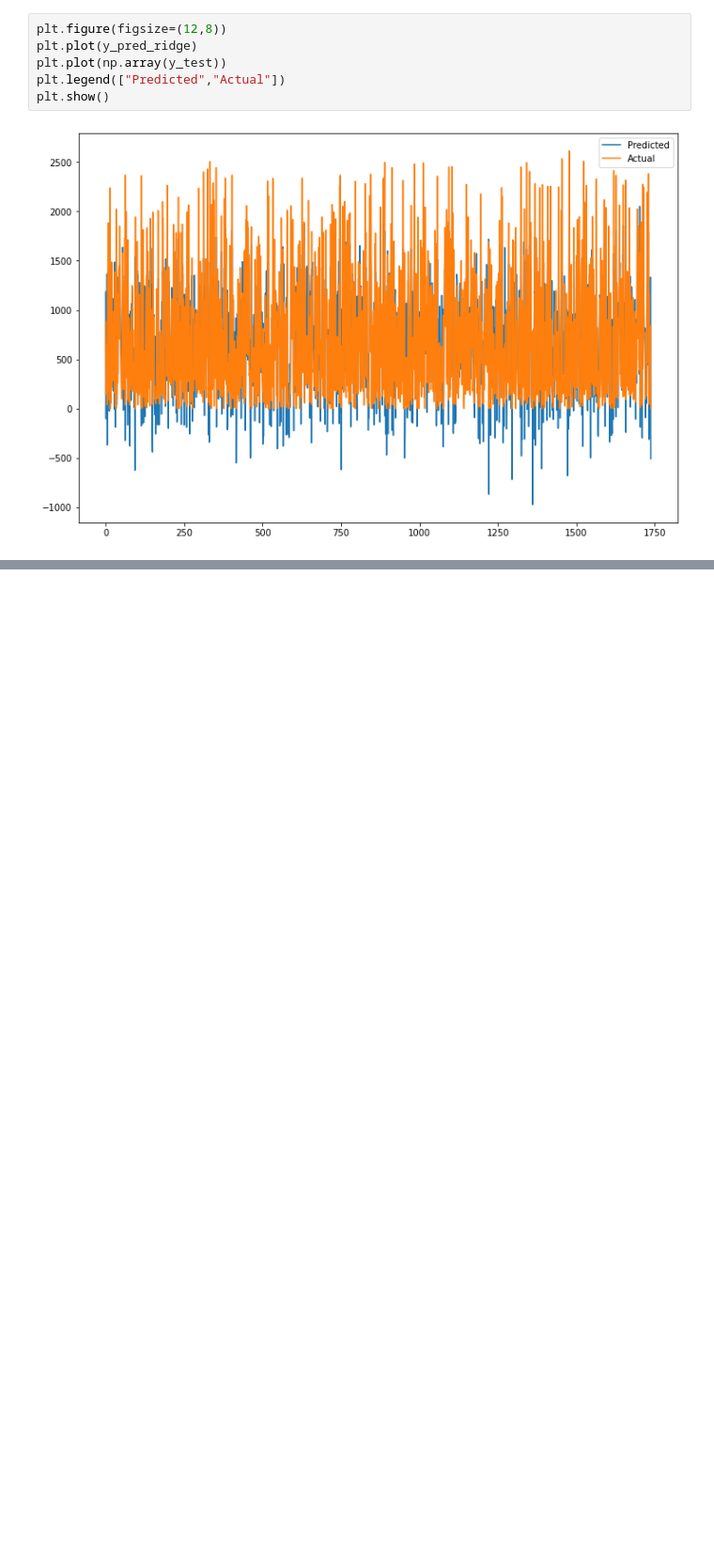
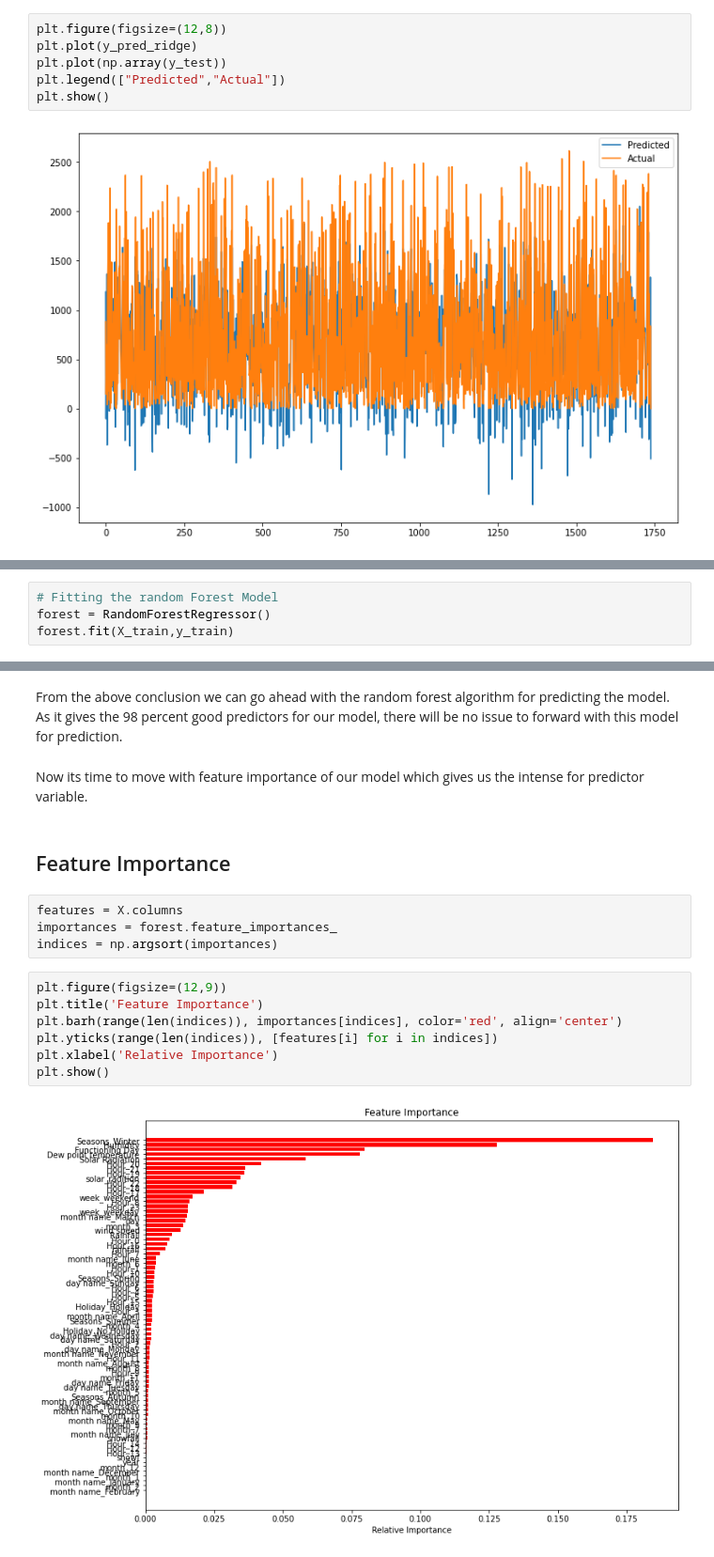
Before and after one commit to Rushabhtikale92/Bike-Sharing-Demand-Prediction, a Jupyter notebook: Bike_Sharing_Demand_Prediction_Rushabh_Tikale_Capstone_Project.ipynb, the cells around one changed output, grey strips where cells are left out. Shown at 94% size. Cells and saved outputs as stored; diff of their text form; blank space fills up the shorter version.

```diff
--- a/Bike_Sharing_Demand_Prediction_Rushabh_Tikale_Capstone_Project.ipynb
+++ b/Bike_Sharing_Demand_Prediction_Rushabh_Tikale_Capstone_Project.ipynb
@@ -758,0 +948,4 @@ plt.show()
+# %%
+# Fitting the random Forest Model
+forest = RandomForestRegressor()
+forest.fit(X_train,y_train)
@@ -758,0 +999,19 @@ plt.show()
+# %% [markdown]
+From the above conclusion we can go ahead with the random forest algorithm for predicting the model. As it gives the 98 percent good predictors for our model, there will be no issue to forward with this model for prediction.
+# %% [markdown]
+Now its time to move with feature importance of our model which gives us the intense for predictor variable.
+# %% [markdown]
+## Feature Importance
+# %%
+features = X.columns
+importances = forest.feature_importances_
+indices = np.argsort(importances)
+# %%
+plt.figure(figsize=(12,9))
+plt.title('Feature Importance')
+plt.barh(range(len(indices)), importances[indices], color='red', align='center')
+plt.yticks(range(len(indices)), [features[i] for i in indices])
+plt.xlabel('Relative Importance')
+plt.show()
+# %% [output]
+[figure, added]
```
Also changed, not shown: parts of 43 cells of this notebook.
